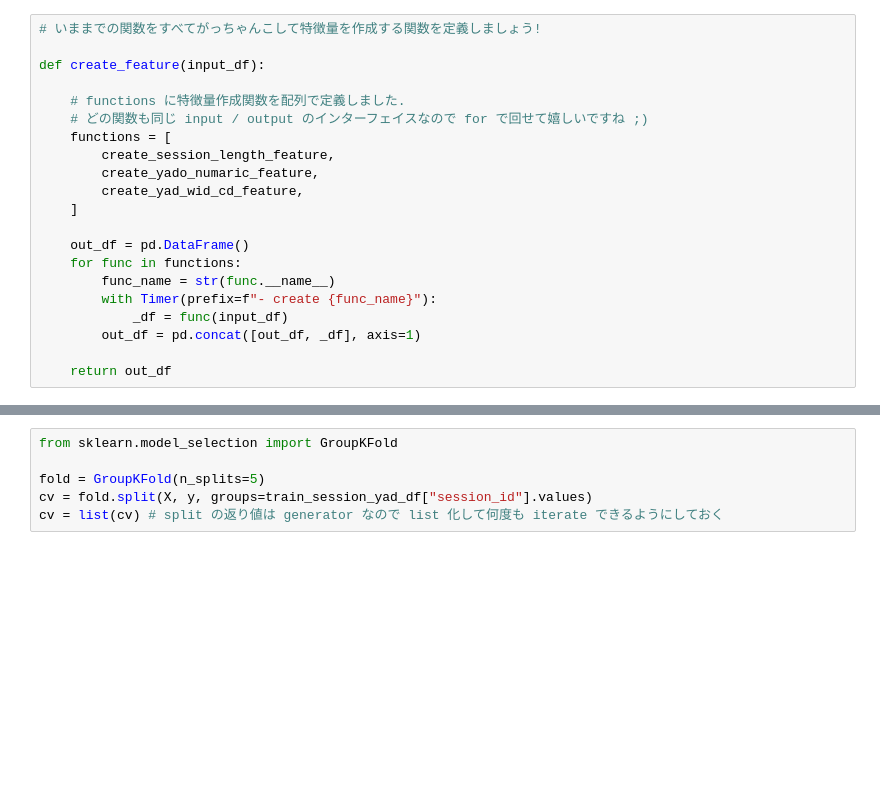
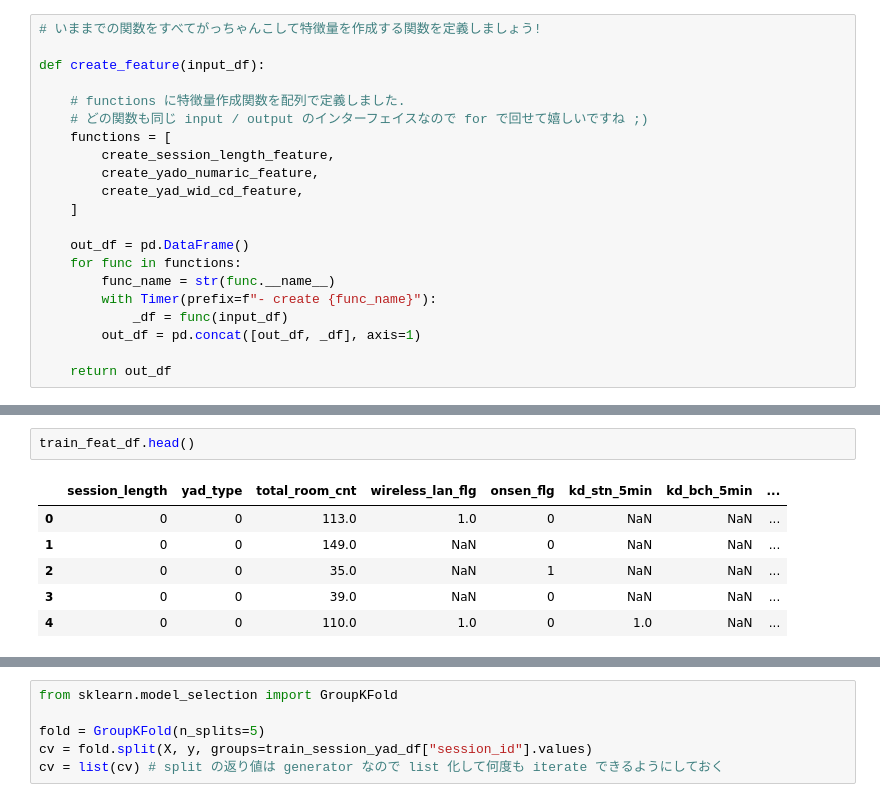
Before and after one commit to yukkin1204/Data-Science-Competition, a Jupyter notebook: atmaCup/#16 in collaboration with RECRUIT/#1_lightGBM_base.ipynb, the cells around one changed output, grey strips where cells are left out. Cells and saved outputs as stored; diff of their text form; blank space fills up the shorter version.

```diff
--- a/atmaCup/#16 in collaboration with RECRUIT/#1_lightGBM_base.ipynb
+++ b/atmaCup/#16 in collaboration with RECRUIT/#1_lightGBM_base.ipynb
@@ -387,0 +397,9 @@ test... 2.160[s]
+# %%
+train_feat_df.head()
+# %% [output]
+|  | session_length | yad_type | total_room_cnt | wireless_lan_flg | onsen_flg | kd_stn_5min | kd_bch_5min | ... |
+| 0 | 0 | 0 | 113.0 | 1.0 | 0 | NaN | NaN | ... |
+| 1 | 0 | 0 | 149.0 | NaN | 0 | NaN | NaN | ... |
+| 2 | 0 | 0 | 35.0 | NaN | 1 | NaN | NaN | ... |
+| 3 | 0 | 0 | 39.0 | NaN | 0 | NaN | NaN | ... |
+| 4 | 0 | 0 | 110.0 | 1.0 | 0 | 1.0 | NaN | ... |
```
Also changed, not shown: parts of 12 cells of this notebook.
